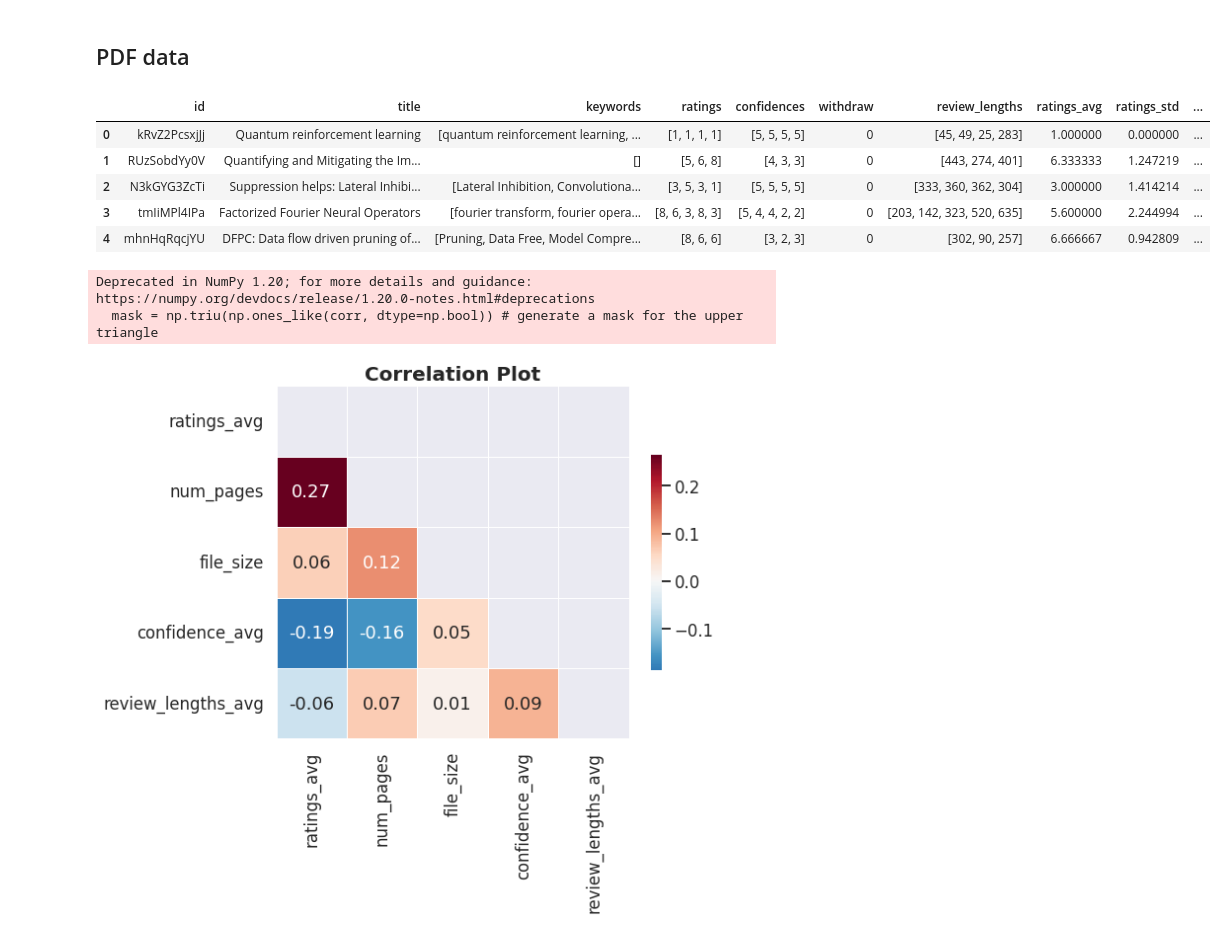
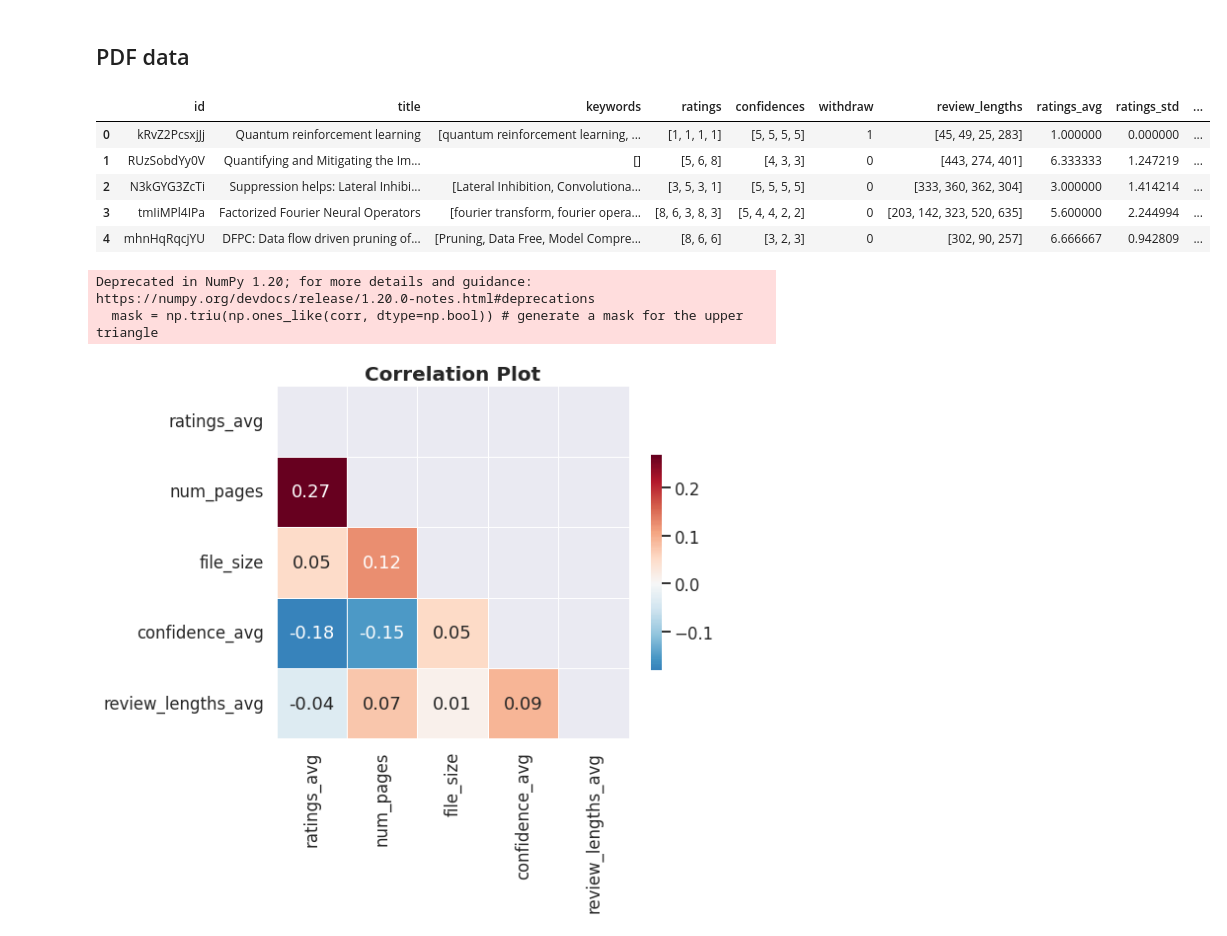
Before and after one commit to fedebotu/ICLR2023-OpenReviewData, a Jupyter notebook: notebooks/1. Plots.ipynb, the cells around one changed output. Saved outputs shown, nothing was run; the diff lists cells and outputs as text; code cells hidden in the pictures.

```diff
--- a/notebooks/1. Plots.ipynb
+++ b/notebooks/1. Plots.ipynb
@@ -29,14 +32,22 @@ data_path = '../data/'
 image_path = '../images/'
 
 venue_short = 'iclr2023'
-date = time.strftime("%Y%m%d")
+# date = time.strftime("%Y%m%d")
+date = '20221120'
+image_path_latest = image_path + date + '/'
 df = pd.read_csv(f'{data_path}{venue_short}_{date}.csv')
+
+df_old = pd.read_csv(f'{data_path}{venue_short}_20221105.csv')
 
 # get average rating for each paper from ratings column
 df['ratings_avg'] = df['ratings'].apply(lambda x: np.mean(eval(x)))
 df['ratings_std'] = df['ratings'].apply(lambda x: np.std(eval(x)))
 df['confidence_avg'] = df['confidences'].apply(lambda x: np.mean(eval(x)))
 df['confidence_std'] = df['confidences'].apply(lambda x: np.std(eval(x)))
+
+# get ratings old
+df['ratings_avg_old'] = df_old['ratings'].apply(lambda x: np.mean(eval(x)))
+df['ratings_old'] = df_old['ratings'].apply(lambda x: eval(x))
 # %%
 df.head()
 # %% [output]
@@ -284,16 +320,17 @@ plt.savefig(f'{image_path}review_length_by_confidence_{date}.png')
 # %% [markdown]
 ## PDF data
 # %%
-pdf_data = pd.read_hdf(f'{data_path}{venue_short}_pdf_data_{date}.h5')
+# pdf_data = pd.read_hdf(f'{data_path}{venue_short}_pdf_data_{date}.h5')
+pdf_data = pd.read_hdf(f'{data_path}{venue_short}_pdf_data_20221105.h5')
 df_full = df.merge(pdf_data, on='id', how='left')
 # eliminate nan data
 df_full = df_full.dropna(subset=['ratings_avg'])
 # drop num pages = 0 (only one paper had a problem in crawling pages)
 df_full = df_full[df_full['num_pages'] != 0]
 df_full.head()
 # %% [output]
 |  | id | title | keywords | ratings | confidences | withdraw | review_lengths | ratings_avg | ratings_std | ... |
-| 0 | kRvZ2PcsxjJj | Quantum reinforcement learning | [quantum reinforcement learning, ... | [1, 1, 1, 1] | [5, 5, 5, 5] | 0 | [45, 49, 25, 283] | 1.000000 | 0.000000 | ... |
+| 0 | kRvZ2PcsxjJj | Quantum reinforcement learning | [quantum reinforcement learning, ... | [1, 1, 1, 1] | [5, 5, 5, 5] | 1 | [45, 49, 25, 283] | 1.000000 | 0.000000 | ... |
 | 1 | RUzSobdYy0V | Quantifying and Mitigating the Im... | [] | [5, 6, 8] | [4, 3, 3] | 0 | [443, 274, 401] | 6.333333 | 1.247219 | ... |
 | 2 | N3kGYG3ZcTi | Suppression helps: Lateral Inhibi... | [Lateral Inhibition, Convolutiona... | [3, 5, 3, 1] | [5, 5, 5, 5] | 0 | [333, 360, 362, 304] | 3.000000 | 1.414214 | ... |
 | 3 | tmIiMPl4IPa | Factorized Fourier Neural Operators | [fourier transform, fourier opera... | [8, 6, 3, 8, 3] | [5, 4, 4, 2, 2] | 0 | [203, 142, 323, 520, 635] | 5.600000 | 2.244994 | ... |
@@ -339,7 +376,7 @@ _ = plot_correlation(df_values,  lenght=8, width=8, save=False)
 # %% [output]
 Deprecated in NumPy 1.20; for more details and guidance: https://numpy.org/devdocs/release/1.20.0-notes.html#deprecations
   mask = np.triu(np.ones_like(corr, dtype=np.bool)) # generate a mask for the upper triangle
-[figure, old version]
+[figure, new version]
 # %%
 # Plot number of pages vs average ratings
 fig = plt.figure(figsize=(12, 6))
```
Also changed, not shown: parts of 11 cells of this notebook, 3 other files.
